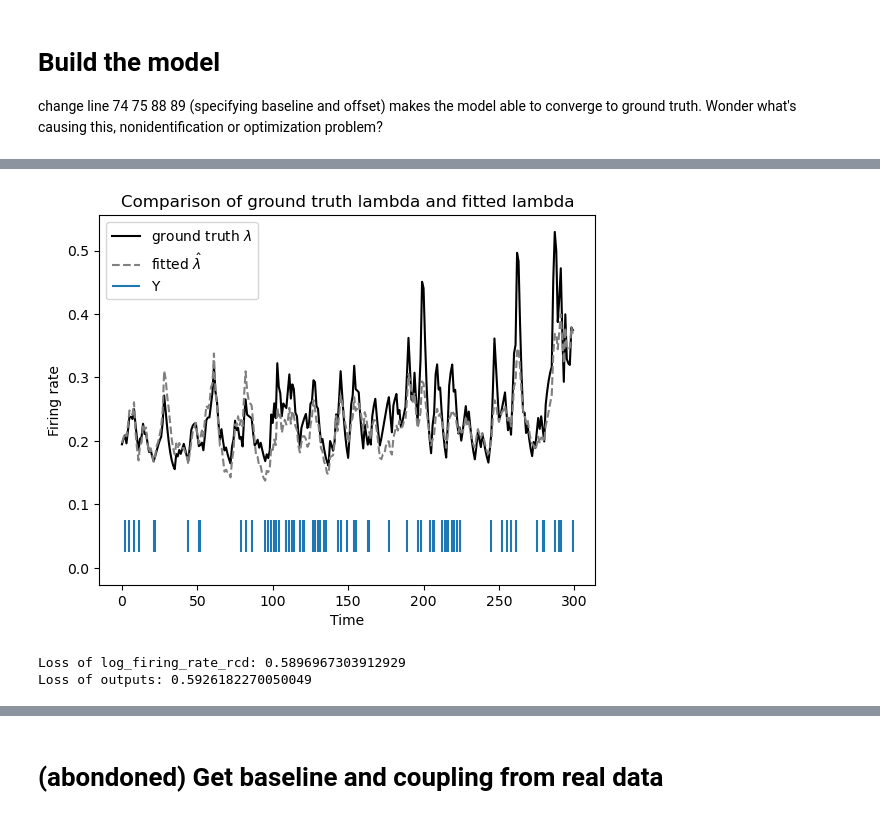
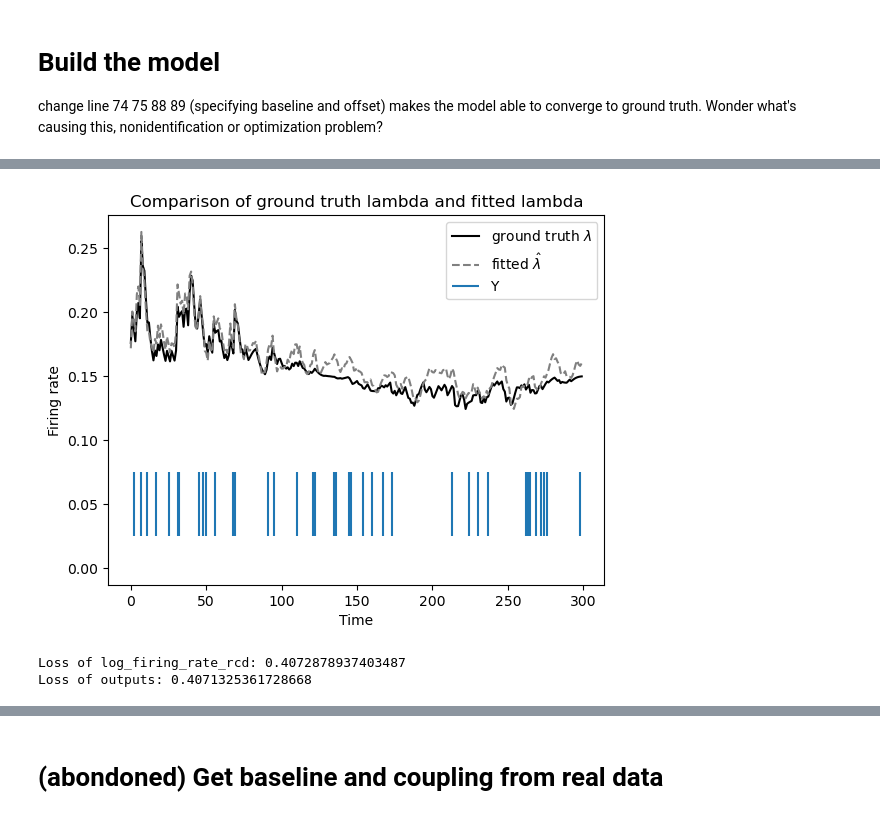
Before and after one commit to Qi-Xin/FC-GPFA, a Jupyter notebook: Decoder&Encoder.ipynb, the cells around one changed output, grey strips where cells are left out. Saved outputs shown, nothing was run; the diff lists cells and outputs as text; code cells hidden in the pictures.

```diff
--- a/Decoder&Encoder.ipynb
+++ b/Decoder&Encoder.ipynb
@@ -525,29 +530,29 @@ Converged after 9th EM-step.
 # %%
-trial_to_plot = 2
+trial_to_plot = 11
 
 model.get_ci()
 
 plt.figure()
 plt.plot(np.exp(log_firing_rate_rcd[trial_to_plot,-1,gt_neuron_params['npadding']:]), color='k', label='ground truth $\lambda$')
 plt.plot(np.exp(model.log_firing_rate[-1].detach().cpu().numpy()[trial_to_plot, -1, :]), '--', color='grey', label='fitted $\hat{\lambda}$')
 plt.eventplot(np.where(spikes[-1][trial_to_plot, -1, gt_neuron_params['npadding']:]>0), label='Y', lineoffsets=0.05, linelengths=0.05)
 plt.xlabel('Time')
 plt.ylabel('Firing rate')
 plt.title('Comparison of ground truth lambda and fitted lambda')
 plt.legend()
 plt.show()
 
 # Calculate the loss
 loss_rcd = model.criterion(torch.tensor(log_firing_rate_rcd[trial_to_plot,-1,gt_neuron_params['npadding']:], device=device),
                      model.spikes[-1][trial_to_plot, -1, gt_neuron_params['npadding']:])
 loss_outputs = model.criterion(torch.tensor(model.log_firing_rate[-1].detach().cpu().numpy()[trial_to_plot, -1, :], device=device),
                          model.spikes[-1][trial_to_plot, -1, gt_neuron_params['npadding']:])
 print("Loss of log_firing_rate_rcd:", loss_rcd.item())
 print("Loss of outputs:", loss_outputs.item())
 # %% [output]
-[figure, old version]
+[figure, new version]
-Loss of log_firing_rate_rcd: 0.5896967303912929
-Loss of outputs: 0.5926182270050049
+Loss of log_firing_rate_rcd: 0.4072878937403487
+Loss of outputs: 0.4071325361728668
 # %%
 plt.figure(figsize=(15, 12))
 
```
Also changed, not shown: parts of 6 cells of this notebook.
